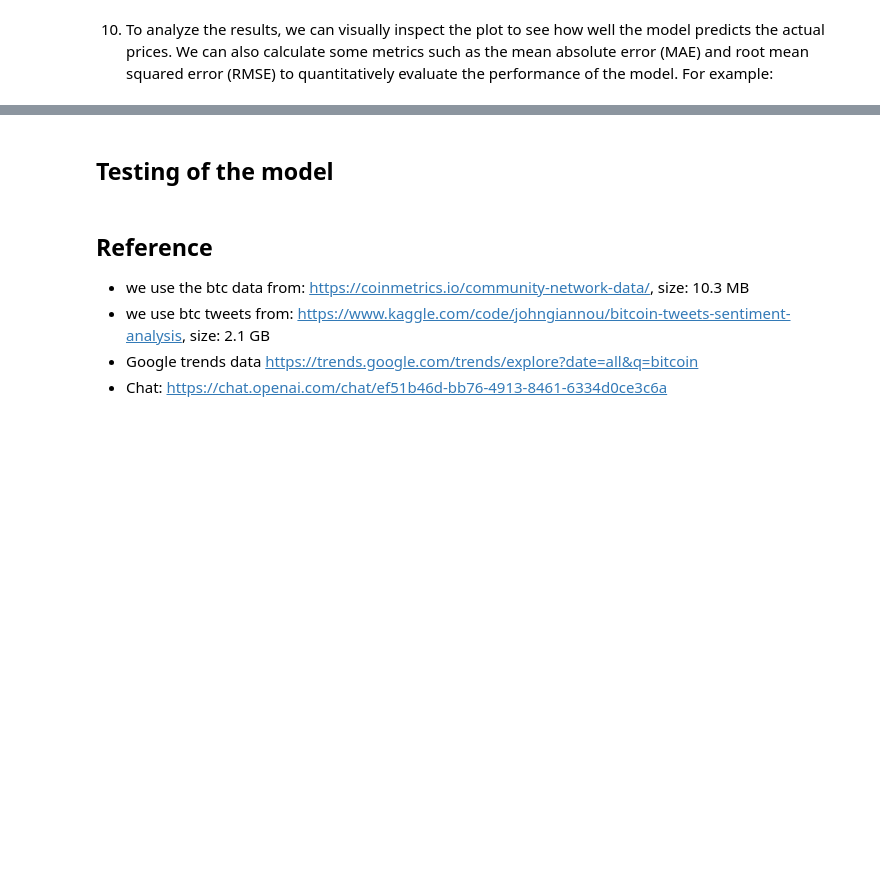
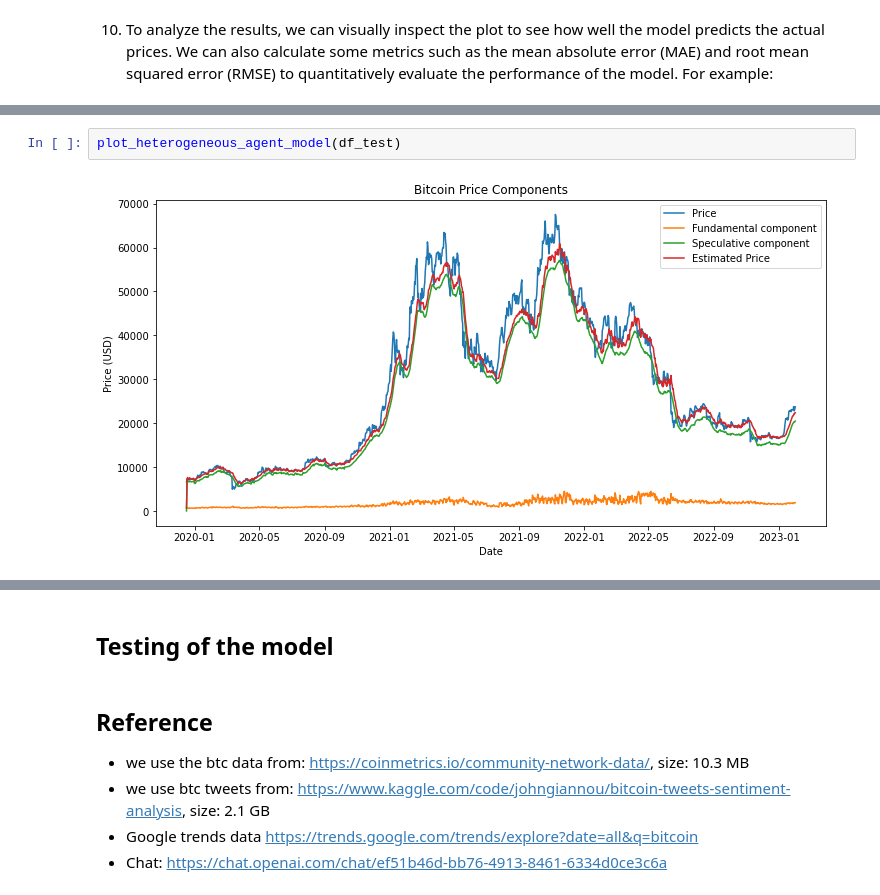
Before and after one commit to aminblm/bitcoin-markets, a Jupyter notebook: Model 1 - Heterogeneous agent model developed by Brock and Hommes (1998).ipynb, the cells around one changed output, grey strips where cells are left out. Drawn from its saved outputs; the diff is of its cells as text; blank space fills up the shorter version.

```diff
--- a/Model 1 - Heterogeneous agent model developed by Brock and Hommes (1998).ipynb
+++ b/Model 1 - Heterogeneous agent model developed by Brock and Hommes (1998).ipynb
@@ -451,0 +407,4 @@ plot_prices(df_test, weights_fundamental, weights_speculative, beta)
+# %%
+plot_heterogeneous_agent_model(df_test)
+# %% [output]
+[figure, added]
```
Also changed, not shown: parts of 31 cells of this notebook, 1 other file.
